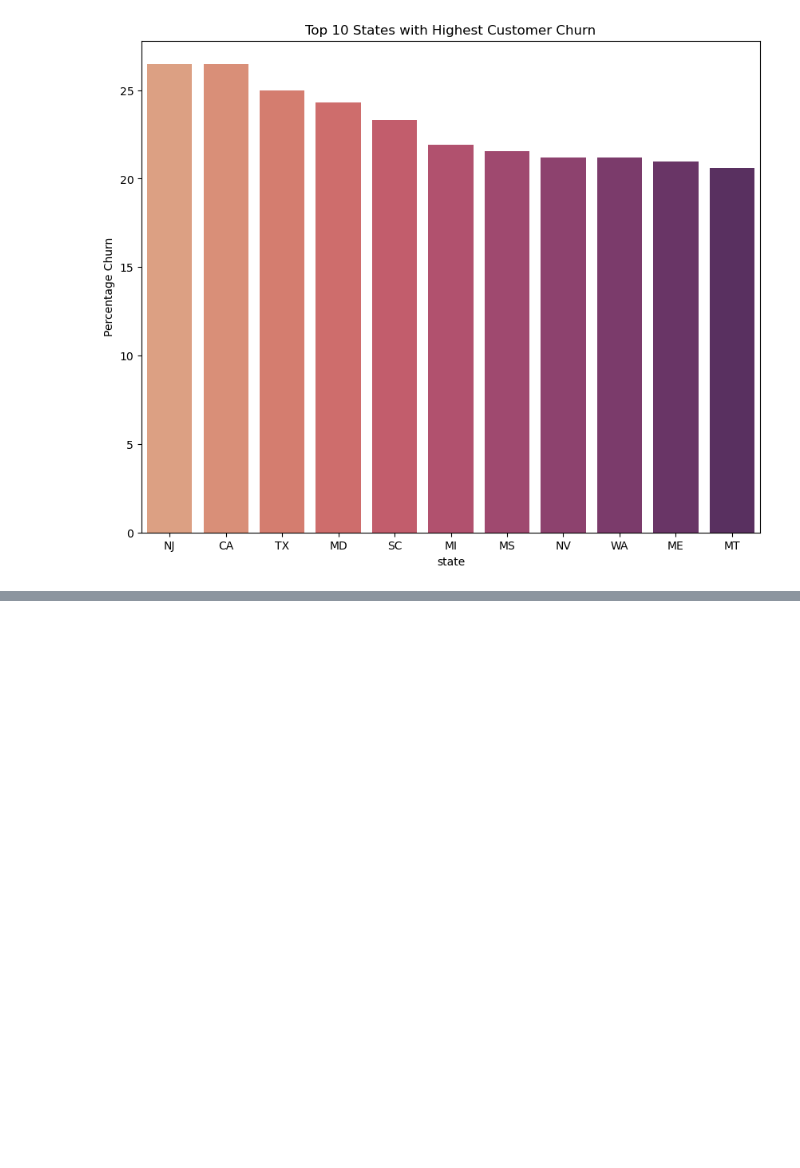
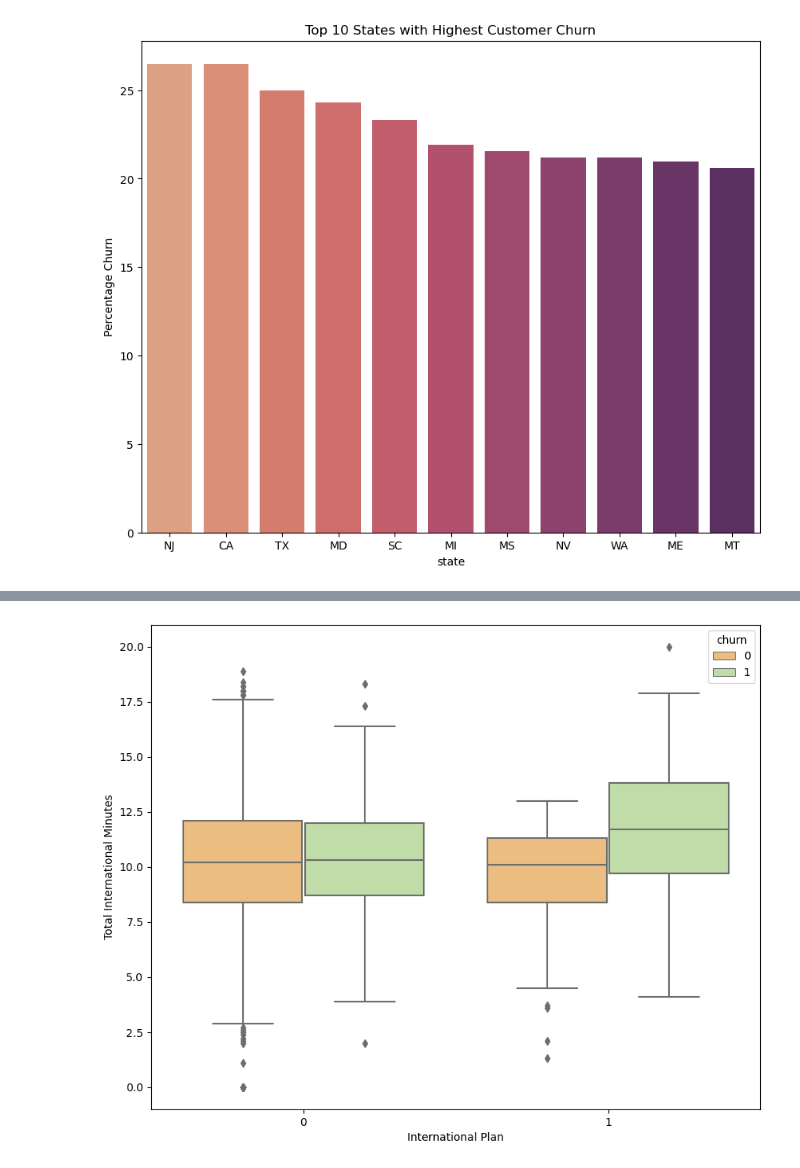
Before and after one commit to georgembugua00/syriatel_customer_churn_project, a Jupyter notebook: notebook.ipynb, the cells around one changed output, grey strips where cells are left out. Saved outputs shown, nothing was run; the diff lists cells and outputs as text; code cells hidden in the pictures; blank space fills up the shorter version.

```diff
--- a/notebook.ipynb
+++ b/notebook.ipynb
@@ -356,0 +373,9 @@ plt.show()
+# %%
+# Investigate the relationship between International Plan and Total International Minutes
+plt.figure(figsize=(10,8))
+sns.boxplot(x='international plan', y='total intl minutes', data=data, palette='Spectral',hue='churn')
+plt.xlabel('International Plan')
+plt.ylabel('Total International Minutes')
+plt.show()
+# %% [output]
+[figure, added]
```
Also changed, not shown: parts of 3 cells of this notebook.
